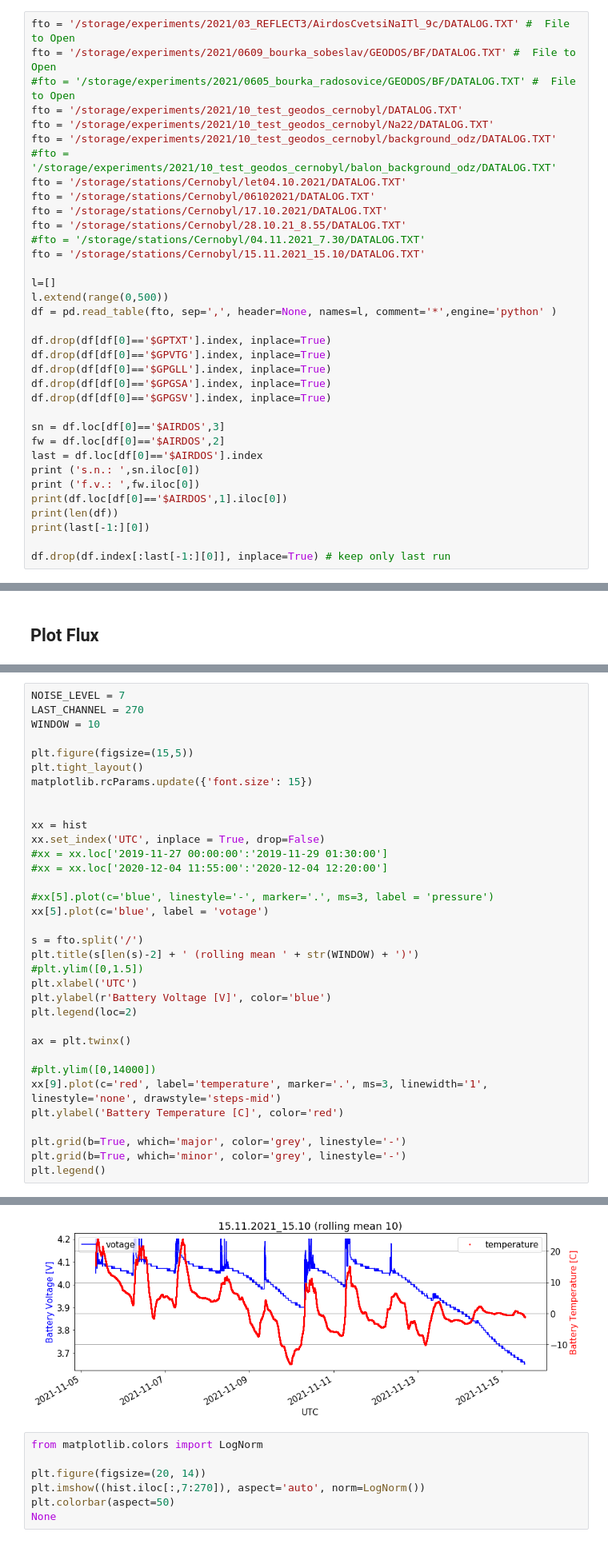
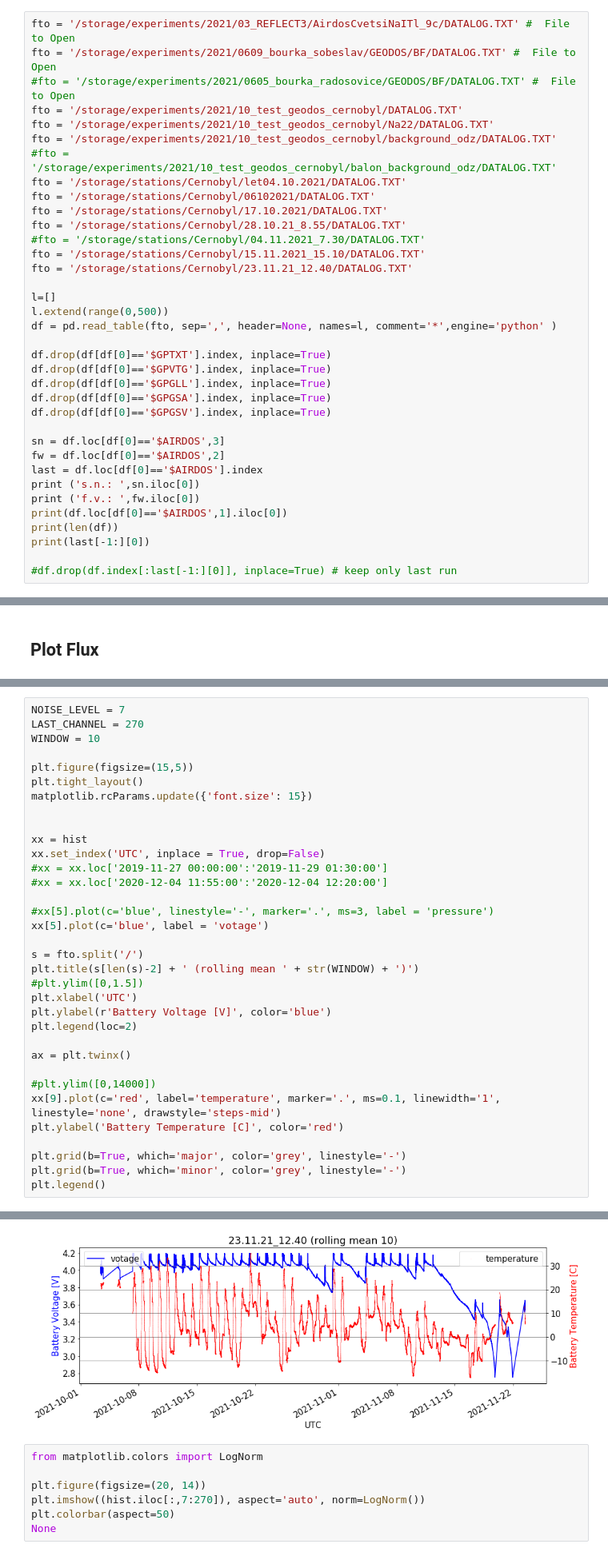
Before and after one commit to UniversalScientificTechnologies/GEODOS01, a Jupyter notebook: notebooks/GEODOS-cernobyl.ipynb, the cells around one changed output, grey strips where cells are left out. Shown: that part at 80% size. Saved outputs shown, nothing was run; the diff lists cells and outputs as text.

```diff
--- a/notebooks/GEODOS-cernobyl.ipynb
+++ b/notebooks/GEODOS-cernobyl.ipynb
@@ -30,6 +30,7 @@ fto = '/storage/stations/Cernobyl/17.10.2021/DATALOG.TXT'
 fto = '/storage/stations/Cernobyl/28.10.21_8.55/DATALOG.TXT'
 #fto = '/storage/stations/Cernobyl/04.11.2021_7.30/DATALOG.TXT'
 fto = '/storage/stations/Cernobyl/15.11.2021_15.10/DATALOG.TXT'
+fto = '/storage/stations/Cernobyl/23.11.21_12.40/DATALOG.TXT'
 
 l=[]
 l.extend(range(0,500))
@@ -50,7 +51,7 @@ print(df.loc[df[0]=='$AIRDOS',1].iloc[0])
 print(len(df))
 print(last[-1:][0])
 
-df.drop(df.index[:last[-1:][0]], inplace=True) # keep only last run
+#df.drop(df.index[:last[-1:][0]], inplace=True) # keep only last run
 # %% [output]
 s.n.:  1290c00806a200923c12a000a00000bf
 f.v.:  a1bf671
@@ -393,35 +404,35 @@ WINDOW = 10
 plt.figure(figsize=(15,5))
 plt.tight_layout()
 matplotlib.rcParams.update({'font.size': 15})
 
 
 xx = hist
 xx.set_index('UTC', inplace = True, drop=False)
 #xx = xx.loc['2019-11-27 00:00:00':'2019-11-29 01:30:00']
 #xx = xx.loc['2020-12-04 11:55:00':'2020-12-04 12:20:00']
 
 #xx[5].plot(c='blue', linestyle='-', marker='.', ms=3, label = 'pressure')
 xx[5].plot(c='blue', label = 'votage')
 
 s = fto.split('/')
 plt.title(s[len(s)-2] + ' (rolling mean ' + str(WINDOW) + ')')
 #plt.ylim([0,1.5])
 plt.xlabel('UTC')
 plt.ylabel(r'Battery Voltage [V]', color='blue')
 plt.legend(loc=2)
 
 ax = plt.twinx()
 
 #plt.ylim([0,14000])
-xx[9].plot(c='red', label='temperature', marker='.', ms=3, linewidth='1', linestyle='none', drawstyle='steps-mid')
+xx[9].plot(c='red', label='temperature', marker='.', ms=0.1, linewidth='1', linestyle='none', drawstyle='steps-mid')
 plt.ylabel('Battery Temperature [C]', color='red')
 
 plt.grid(b=True, which='major', color='grey', linestyle='-')
 plt.grid(b=True, which='minor', color='grey', linestyle='-')
 plt.legend()
 # %% [output]
 <matplotlib.legend.Legend at 0x...>
-[figure, old version]
+[figure, new version]
 # %%
 from matplotlib.colors import LogNorm
 
```
Also changed, not shown: parts of 9 cells of this notebook, 1 other file.
